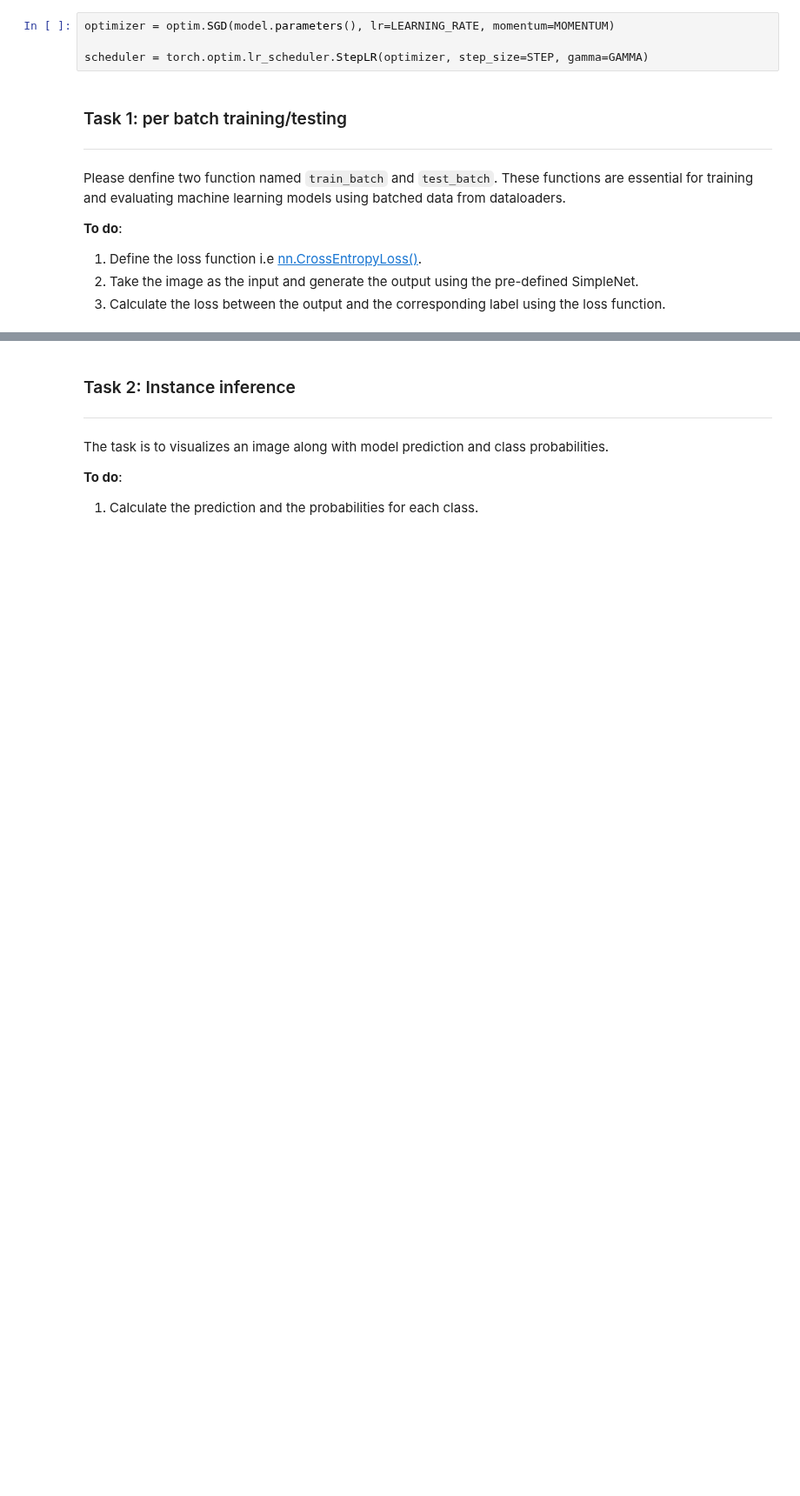
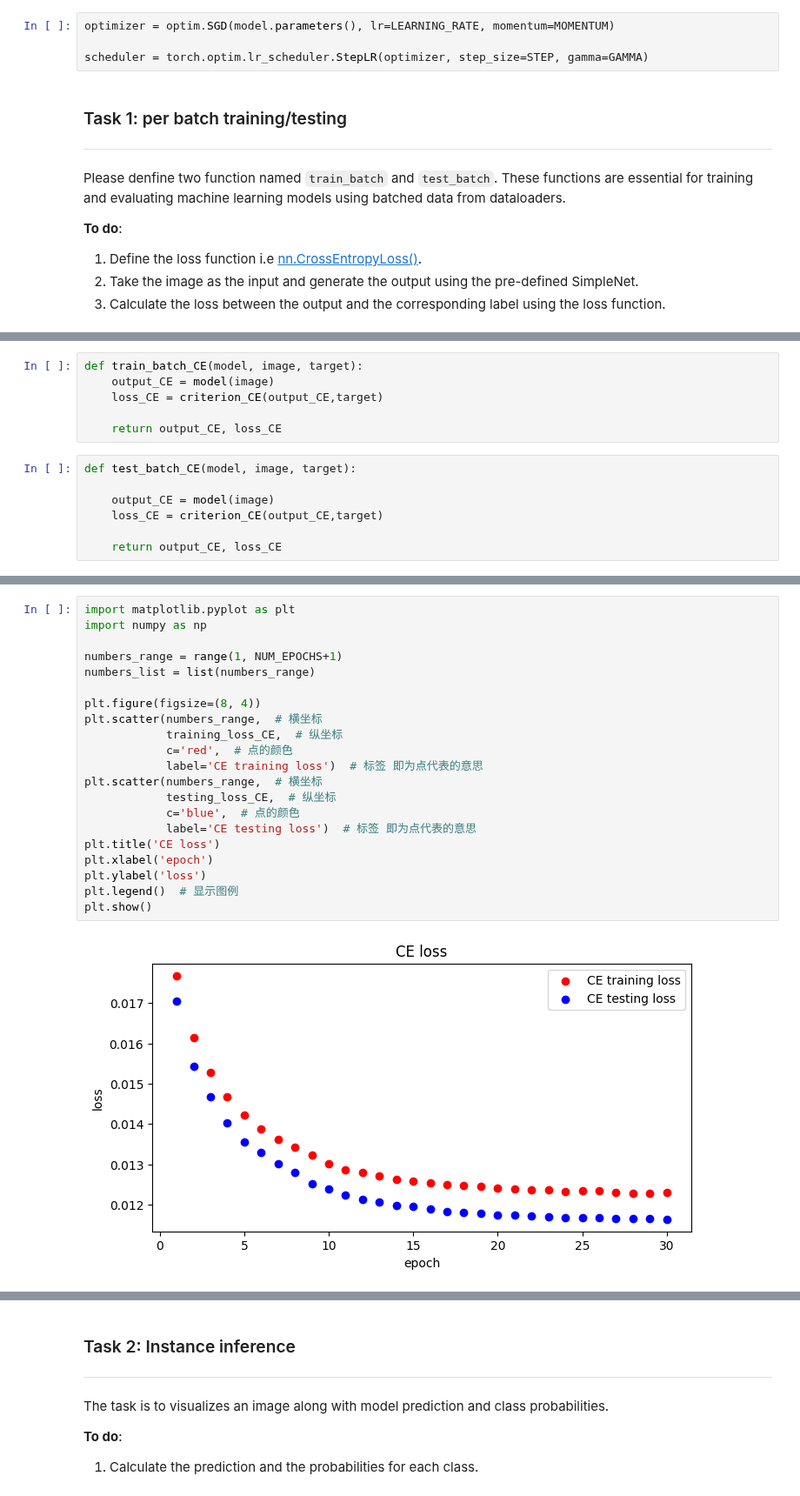
Before and after one commit to SustechSTA303/STA303-Assignment01, a Jupyter notebook: Assignment01.ipynb, the cells around one changed output, grey strips where cells are left out. Shown at 87% size. Cells and saved outputs as stored; diff of their text form; blank space fills up the shorter version.

```diff
--- a/Assignment01.ipynb
+++ b/Assignment01.ipynb
@@ -163,0 +366,13 @@ def test_batch(model, image, target):
+# %%
+def train_batch_CE(model, image, target):
+    output_CE = model(image)
+    loss_CE = criterion_CE(output_CE,target)
+
+    return output_CE, loss_CE
+# %%
+def test_batch_CE(model, image, target):
+
+    output_CE = model(image)
+    loss_CE = criterion_CE(output_CE,target)
+
+    return output_CE, loss_CE
@@ -163,0 +490,23 @@ def test_batch(model, image, target):
+# %%
+import matplotlib.pyplot as plt
+import numpy as np
+
+numbers_range = range(1, NUM_EPOCHS+1)
+numbers_list = list(numbers_range)
+
+plt.figure(figsize=(8, 4))
+plt.scatter(numbers_range,  # 横坐标
+            training_loss_CE,  # 纵坐标
+            c='red',  # 点的颜色
+            label='CE training loss')  # 标签 即为点代表的意思
+plt.scatter(numbers_range,  # 横坐标
+            testing_loss_CE,  # 纵坐标
+            c='blue',  # 点的颜色
+            label='CE testing loss')  # 标签 即为点代表的意思
+plt.title('CE loss')
+plt.xlabel('epoch')
+plt.ylabel('loss')
+plt.legend()  # 显示图例
+plt.show()
+# %% [output]
+[figure, added]
```
Also changed, not shown: parts of 40 cells of this notebook, 16 other files.
